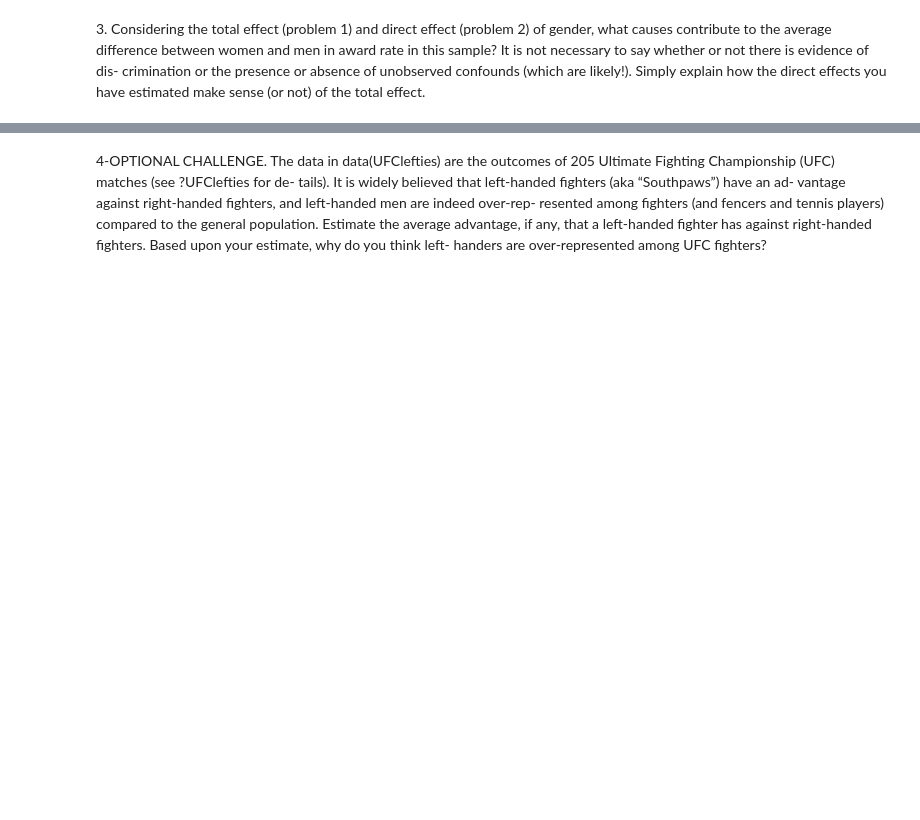
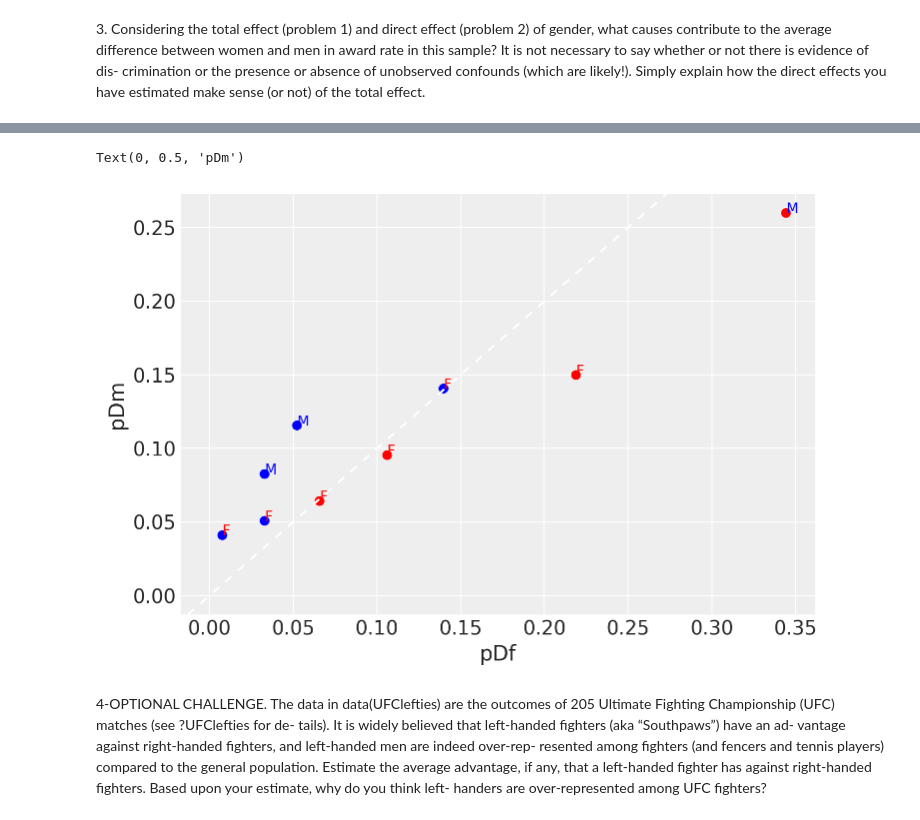
Before and after one commit to roland-hochmuth/stat_rethinking_2023, a Jupyter notebook: solutions/pymc/hw-5.ipynb, the cells around one changed output, grey strips where cells are left out. Saved outputs shown, nothing was run; the diff lists cells and outputs as text; code cells hidden in the pictures; blank space fills up the shorter version.

```diff
--- a/solutions/pymc/hw-5.ipynb
+++ b/solutions/pymc/hw-5.ipynb
@@ -213,2 +235,26 @@ array([[<AxesSubplot: title={'center': 'x'}>]], dtype=object)
+# %%
+num_apps_f = sum(d2.applications[d2.gender == 0])
+pDf = d2.applications[d2.gender == 0] / num_apps_f
+num_apps_m = sum(d2.applications[d2.gender == 1])
+pDm = d2.applications[d2.gender == 1] / num_apps_m
+# %%
+post = az.extract(t2)
+# %%
+pF = [inv_logit(post.b[0][d].mean()) for d in range(num_disciplines)]
+pM = [inv_logit(post.b[1][d].mean()) for d in range(num_disciplines)]
+# %%
+colors = ["red" if x[0] > x[1] else "blue" for x in zip(pDf, pDm)]
+labels = ["F" if x[0] > x[1] else "M" for x in zip(pF, pM)]
+# %%
+plt.scatter(pDf, pDm, color=colors)
+text_colors = ["red" if x[0] > x[1] else "blue" for x in zip(pF, pM)]
+for i, label in enumerate(labels):
+    plt.text(pDf.values[i], pDm.values[i], label, c=text_colors[i])
+plt.axline((0, 0), slope=1, color="white", dashes=(4, 4))
+plt.xlabel("pDf")
+plt.ylabel("pDm")
+# %% [output]
+Text(0, 0.5, 'pDm')
+[figure, added]
 # %% [markdown]
 4-OPTIONAL CHALLENGE. The data in data(UFClefties) are the outcomes of 205 Ultimate Fighting Championship (UFC) matches (see ?UFClefties for de- tails). It is widely believed that left-handed fighters (aka “Southpaws”) have an ad- vantage against right-handed fighters, and left-handed men are indeed over-rep- resented among fighters (and fencers and tennis players) compared to the general population. Estimate the average advantage, if any, that a left-handed fighter has against right-handed fighters. Based upon your estimate, why do you think left- handers are over-represented among UFC fighters?
```
Also changed, not shown: parts of 14 cells of this notebook.
